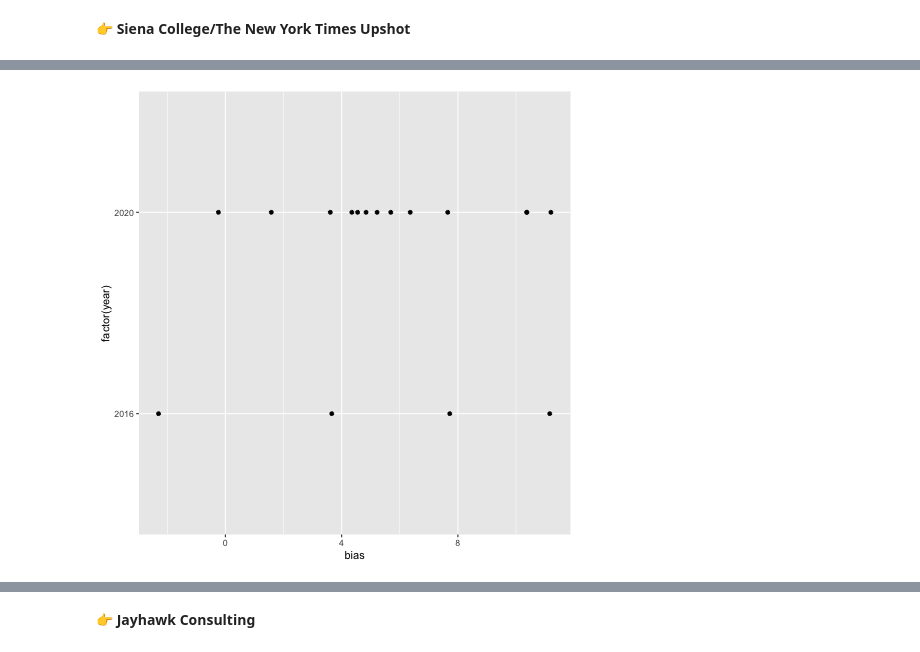
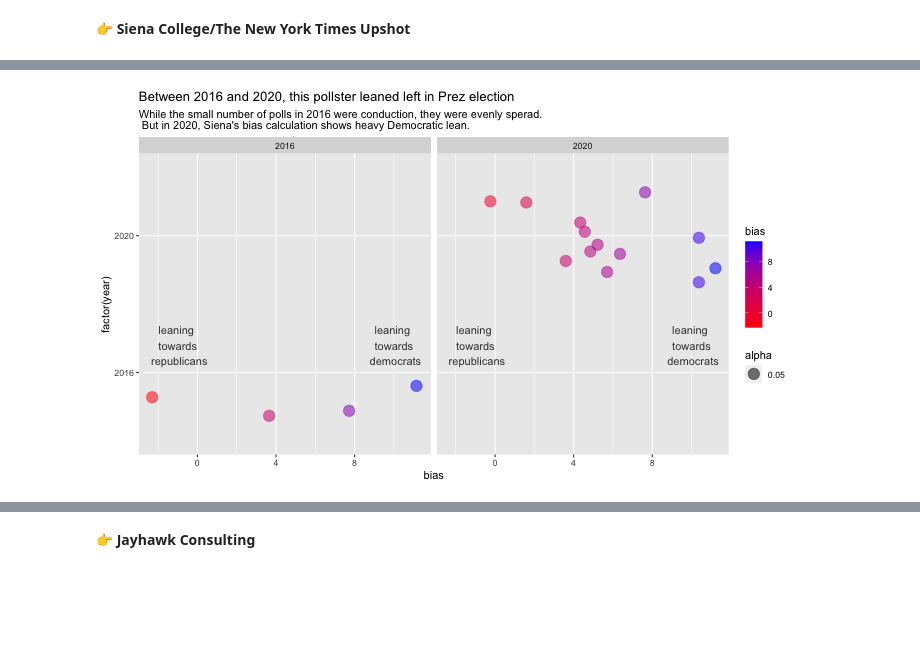
Before and after one commit to data4news-students/polling-exploration-vivek-shalaka, a Jupyter notebook: notebook-3.ipynb, the cells around one changed output, grey strips where cells are left out. Saved outputs shown, nothing was run; the diff lists cells and outputs as text; code cells hidden in the pictures; blank space fills up the shorter version.

```diff
--- a/notebook-3.ipynb
+++ b/notebook-3.ipynb
@@ -176,12 +114,0 @@ ggplot(df_siena) +
-# %%
-%%R
-
-df_siena <- df %>%
-    filter(pollster=='Siena College/The New York Times Upshot',type_detail=='Pres-G') # Filter data to polls in presidential general elections only
-
-# a basic histogram
-ggplot(df_siena) +
-    aes(x=bias,y=factor(year)) +
-    geom_point()
-# %% [output]
-[figure, removed]
@@ -191,0 +115,13 @@ ggplot(df_siena) +
+# %%
+%%R -w 700 -h 400
+
+df_siena <- df %>%
+    filter(pollster=='Siena College/The New York Times Upshot',type_detail=='Pres-G') # Filter data to polls in presidential general elections only
+
+# a basic histogram
+ggplot(df_siena) +
+    aes(x=bias,y=factor(year), alpha=0.05, color=bias) +
+    geom_jitter(cex=5) + facet_wrap(~year) + scale_color_gradient(low="red", high="blue") + annotate("text", label="leaning \n towards \n republicans", x=-1, y=1.2, colour="black", alpha=0.8) +
+    annotate("text", label="leaning \n towards \n democrats", x=10, y=1.2, colour="black", alpha=0.8) + labs(title="Between 2016 and 2020, this pollster leaned left in Prez election", subtitle="While the small number of polls in 2016 were conduction, they were evenly sperad.\n But in 2020, Siena's bias calculation shows heavy Democratic lean.")
+# %% [output]
+[figure, added]
```
Also changed, not shown: parts of 29 cells of this notebook.
